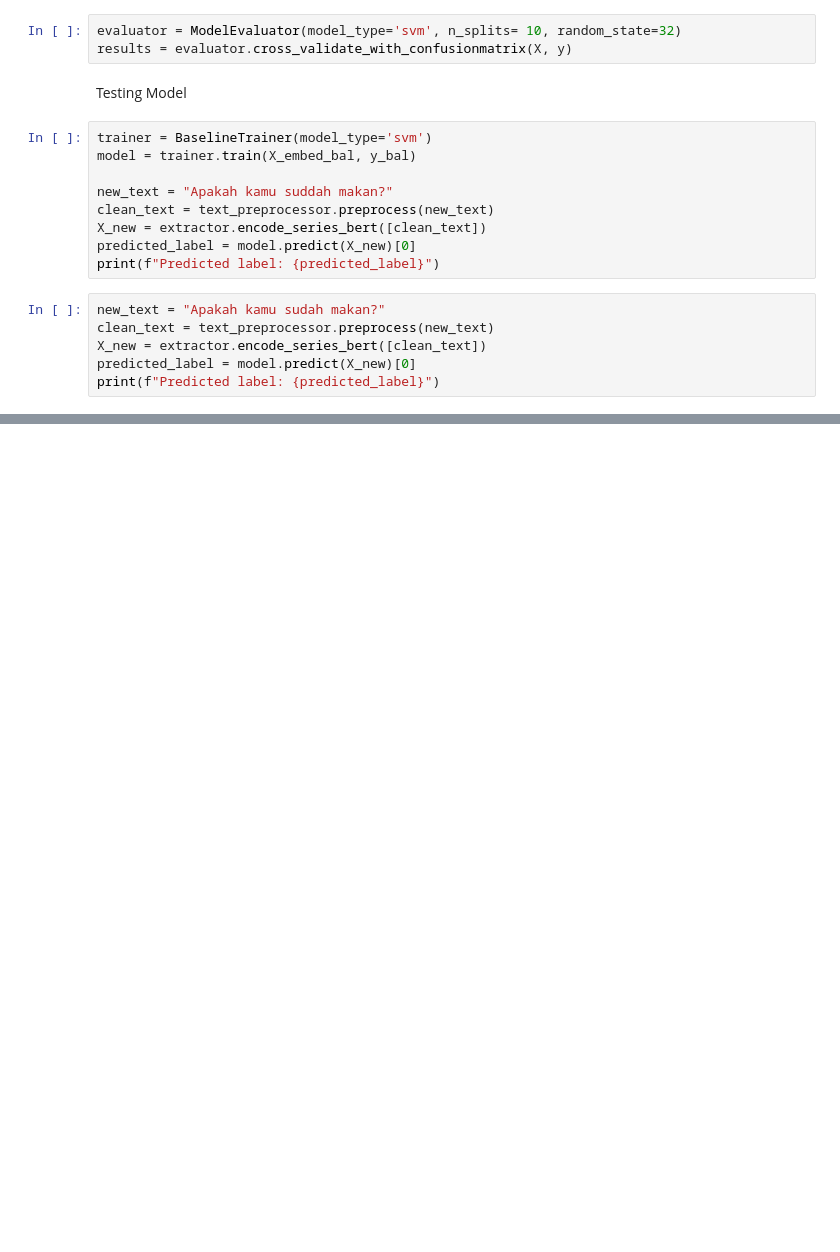
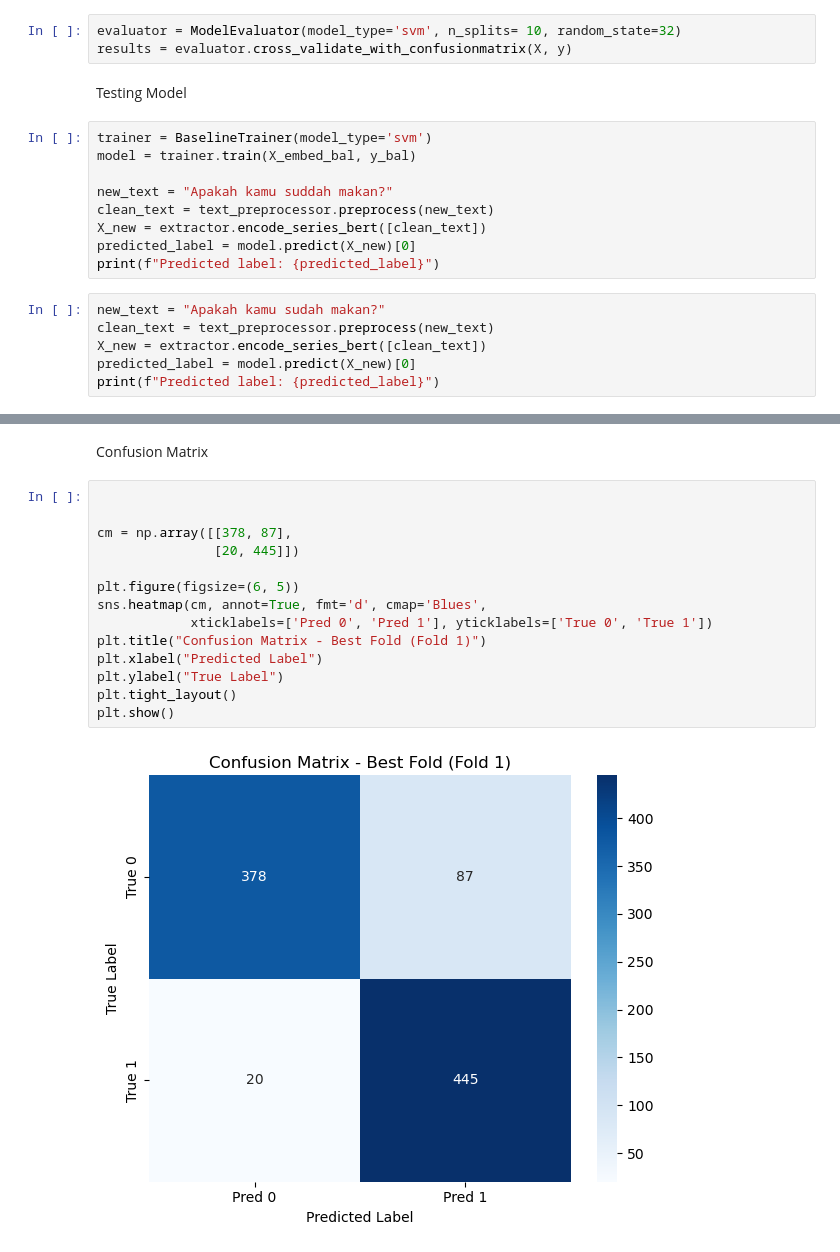
Before and after one commit to acoramadan/Asd-classification, a Jupyter notebook: notebook/notebook_ml.ipynb, the cells around one changed output, grey strips where cells are left out. Saved outputs shown, nothing was run; the diff lists cells and outputs as text; blank space fills up the shorter version.

```diff
--- a/notebook/notebook_ml.ipynb
+++ b/notebook/notebook_ml.ipynb
@@ -244,0 +357,18 @@ print(f"Predicted label: {predicted_label}")
+# %% [markdown]
+Confusion Matrix
+# %%
+
+
+cm = np.array([[378, 87],
+               [20, 445]])
+
+plt.figure(figsize=(6, 5))
+sns.heatmap(cm, annot=True, fmt='d', cmap='Blues',
+            xticklabels=['Pred 0', 'Pred 1'], yticklabels=['True 0', 'True 1'])
+plt.title("Confusion Matrix - Best Fold (Fold 1)")
+plt.xlabel("Predicted Label")
+plt.ylabel("True Label")
+plt.tight_layout()
+plt.show()
+# %% [output]
+[figure, added]
```
Also changed, not shown: parts of 13 cells of this notebook.
